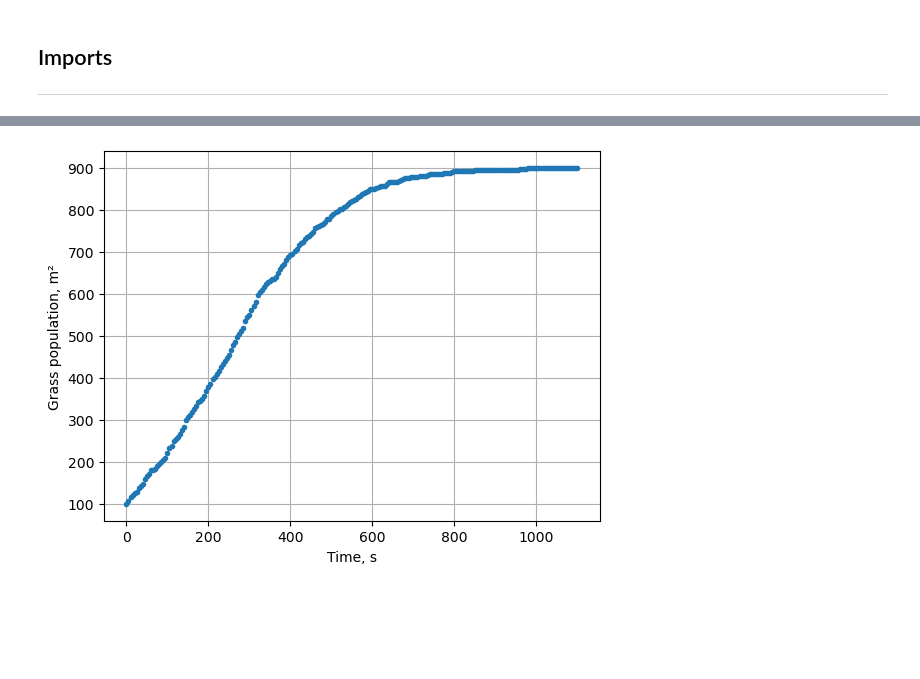
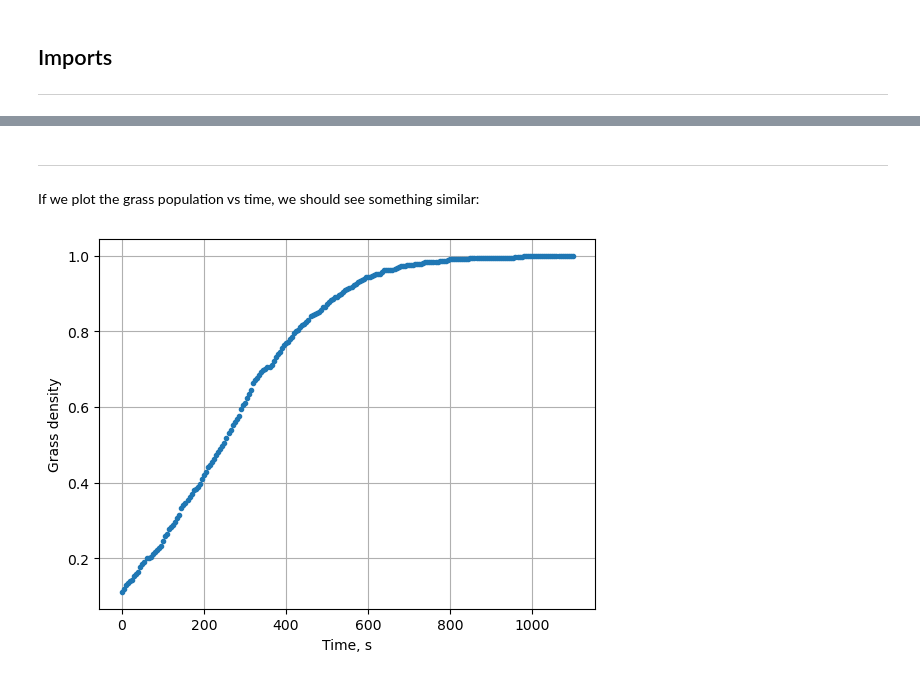
Before and after one commit to ELFREELAND/minecraft_sheep, a Jupyter notebook: grass_growth/grass_growth.ipynb, the cells around one changed output, grey strips where cells are left out. Cells and saved outputs as stored; diff of their text form; code cells hidden in the pictures; blank space fills up the shorter version.

```diff
--- a/grass_growth/grass_growth.ipynb
+++ b/grass_growth/grass_growth.ipynb
@@ -18,6 +19,7 @@ with open("grass_growth.csv", "r") as f:
 
 time = whole_file[:, 0]
 grass = whole_file[:, 1]
+grass_frac = grass/900
 # %% [markdown]
 ## Plot Grass Population vs Time
 ***
@@ -31,11 +52,14 @@ $f(x) = \frac{1}{1+e^{-k(x-x_{0})}}$
+# %% [markdown]
+***
+If we plot the grass population vs time, we should see something similar:
 # %%
 f, ax = plt.subplots()
 
-ax.plot(time, grass, ".")
+ax.plot(time, grass_frac, ".")
 ax.grid(True)
 ax.set_xlabel("Time, s")
-ax.set_ylabel("Grass population, m\u00b2")
+ax.set_ylabel("Grass density")
 
 plt.show()
 # %% [output]
-[figure, old version]
+[figure, new version]
```
Also changed, not shown: parts of 9 cells of this notebook.
